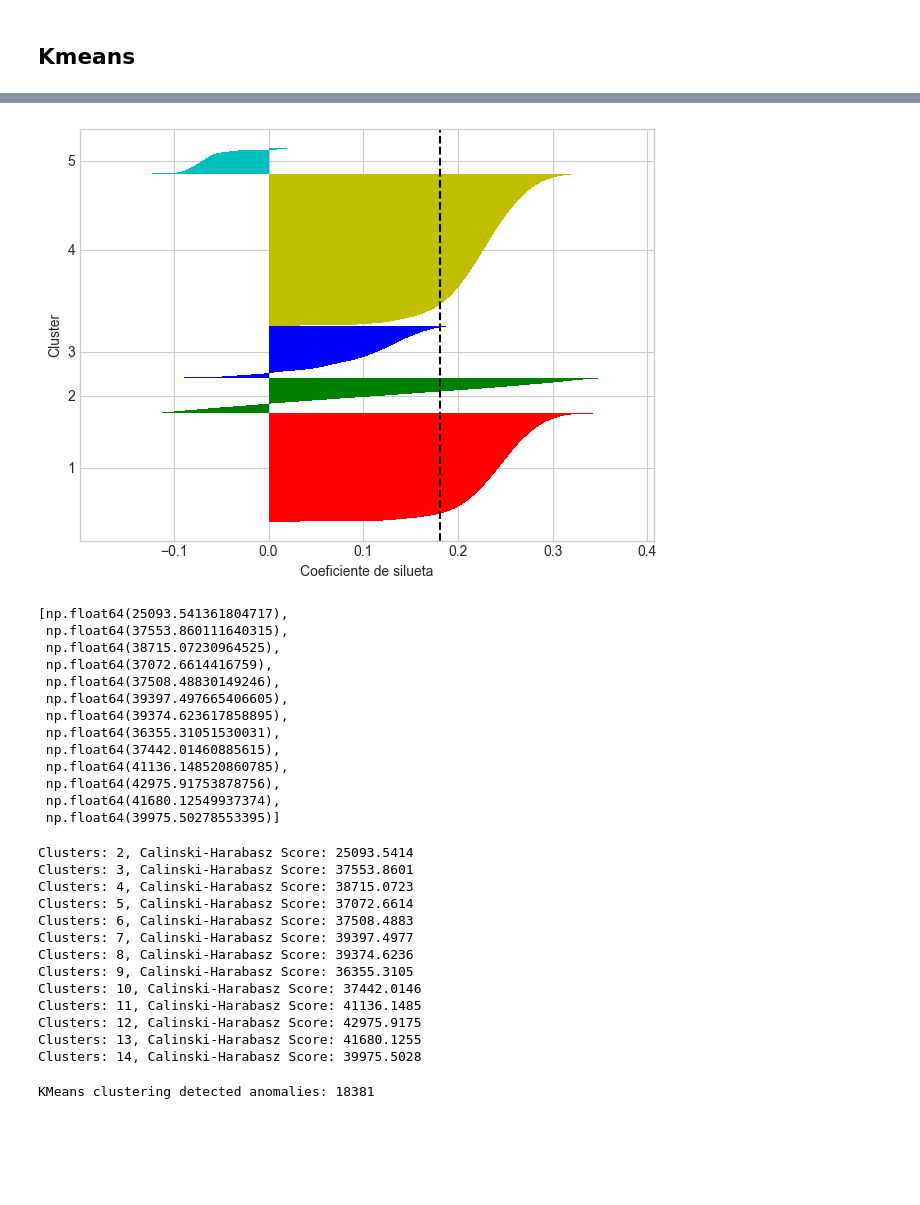
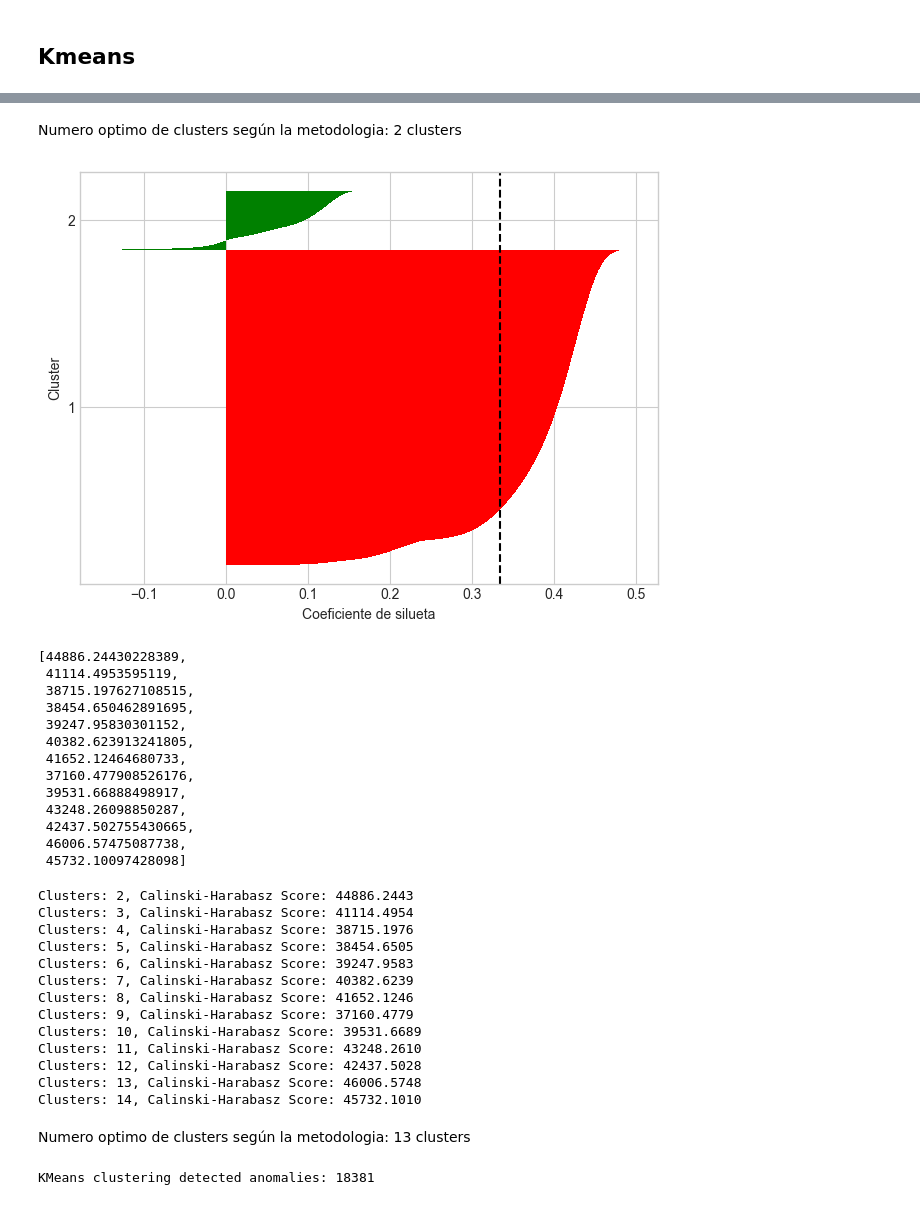
Before and after one commit to lauraich/running_anomalies_detection_data_analysis, a Jupyter notebook: Proyecto_final_analisis_de_datos_I.ipynb, the cells around one changed output, grey strips where cells are left out. Saved outputs shown, nothing was run; the diff lists cells and outputs as text; code cells hidden in the pictures; blank space fills up the shorter version.

```diff
--- a/Proyecto_final_analisis_de_datos_I.ipynb
+++ b/Proyecto_final_analisis_de_datos_I.ipynb
@@ -1130,41 +1134,43 @@ Silhouette Score for 10 clusters: 0.1603
+# %% [markdown]
+Numero optimo de clusters según la metodologia: 2 clusters
 # %%
 df_encoded_scaled_kmeans = df_encoded_scaled.copy()
 # %%
 from sklearn.metrics import confusion_matrix, accuracy_score, silhouette_samples, silhouette_score, calinski_harabasz_score
-k=5
+k=2
 kmeans = KMeans(n_clusters=k, random_state=0, n_init=10)
 kmeans.fit(df_encoded_scaled_kmeans)
 y_clusters = kmeans.labels_
 cluster_labels = np.unique(y_clusters)
 
 silueta_puntos= silhouette_samples(df_encoded_scaled_kmeans, y_clusters, metric='euclidean')
 
 y_ax_lower, y_ax_upper = 0, 0
 yticks = []
 colores = ['r', 'g', 'b', 'y', 'c']
 for i, c in enumerate(cluster_labels):
     silueta_puntos_c = silueta_puntos[y_clusters == c]
     silueta_puntos_c.sort()
     y_ax_upper += len(silueta_puntos_c)
     color = colores[i]
     plt.barh(range(y_ax_lower, y_ax_upper), silueta_puntos_c, height=1.0,
              edgecolor='none', color=color)
 
     yticks.append((y_ax_lower + y_ax_upper) / 2.)
     y_ax_lower += len(silueta_puntos_c)
 
 silueta_promedio = np.mean(silueta_puntos)
 plt.axvline(silueta_promedio, color="black", linestyle="--")
 
 plt.yticks(yticks, cluster_labels + 1)
 plt.ylabel('Cluster')
 plt.xlabel('Coeficiente de silueta')
 
 plt.tight_layout()
 # plt.savefig('./figures/silhouette.png', dpi=300)
 plt.show()
 # %% [output]
-[figure, old version]
+[figure, new version]
 # %%
 CHs = []
 for i in range(2,15) :
@@ -1174,37 +1180,39 @@ for i in range(2,15) :
     CHs.append(CH)
 CHs
 # %% [output]
-[np.float64(25093.541361804717),
- np.float64(37553.860111640315),
- np.float64(38715.07230964525),
- np.float64(37072.6614416759),
- np.float64(37508.48830149246),
- np.float64(39397.497665406605),
- np.float64(39374.623617858895),
- np.float64(36355.31051530031),
- np.float64(37442.01460885615),
- np.float64(41136.148520860785),
- np.float64(42975.91753878756),
- np.float64(41680.12549937374),
- np.float64(39975.50278553395)]
+[44886.24430228389,
+ 41114.4953595119,
+ 38715.197627108515,
+ 38454.650462891695,
+ 39247.95830301152,
+ 40382.623913241805,
+ 41652.12464680733,
+ 37160.477908526176,
+ 39531.66888498917,
+ 43248.26098850287,
+ 42437.502755430665,
+ 46006.57475087738,
+ 45732.10097428098]
 # %%
 # Imprimir CHs en orden junto con el número de clusters
 for i, ch in enumerate(CHs, start=2):
     print(f"Clusters: {i}, Calinski-Harabasz Score: {ch:.4f}")
 # %% [output]
-Clusters: 2, Calinski-Harabasz Score: 25093.5414
-Clusters: 3, Calinski-Harabasz Score: 37553.8601
-Clusters: 4, Calinski-Harabasz Score: 38715.0723
-Clusters: 5, Calinski-Harabasz Score: 37072.6614
-Clusters: 6, Calinski-Harabasz Score: 37508.4883
-Clusters: 7, Calinski-Harabasz Score: 39397.4977
-Clusters: 8, Calinski-Harabasz Score: 39374.6236
-Clusters: 9, Calinski-Harabasz Score: 36355.3105
-Clusters: 10, Calinski-Harabasz Score: 37442.0146
-Clusters: 11, Calinski-Harabasz Score: 41136.1485
-Clusters: 12, Calinski-Harabasz Score: 42975.9175
-Clusters: 13, Calinski-Harabasz Score: 41680.1255
-Clusters: 14, Calinski-Harabasz Score: 39975.5028
+Clusters: 2, Calinski-Harabasz Score: 44886.2443
+Clusters: 3, Calinski-Harabasz Score: 41114.4954
+Clusters: 4, Calinski-Harabasz Score: 38715.1976
+Clusters: 5, Calinski-Harabasz Score: 38454.6505
+Clusters: 6, Calinski-Harabasz Score: 39247.9583
+Clusters: 7, Calinski-Harabasz Score: 40382.6239
+Clusters: 8, Calinski-Harabasz Score: 41652.1246
+Clusters: 9, Calinski-Harabasz Score: 37160.4779
+Clusters: 10, Calinski-Harabasz Score: 39531.6689
+Clusters: 11, Calinski-Harabasz Score: 43248.2610
+Clusters: 12, Calinski-Harabasz Score: 42437.5028
+Clusters: 13, Calinski-Harabasz Score: 46006.5748
+Clusters: 14, Calinski-Harabasz Score: 45732.1010
+# %% [markdown]
+Numero optimo de clusters según la metodologia: 13 clusters
 # %%
 #df_encoded_scaled_kmeans = df_encoded_scaled.copy()
 # Entrenar KMeans en todo el dataset
```
Also changed, not shown: parts of 36 cells of this notebook.
